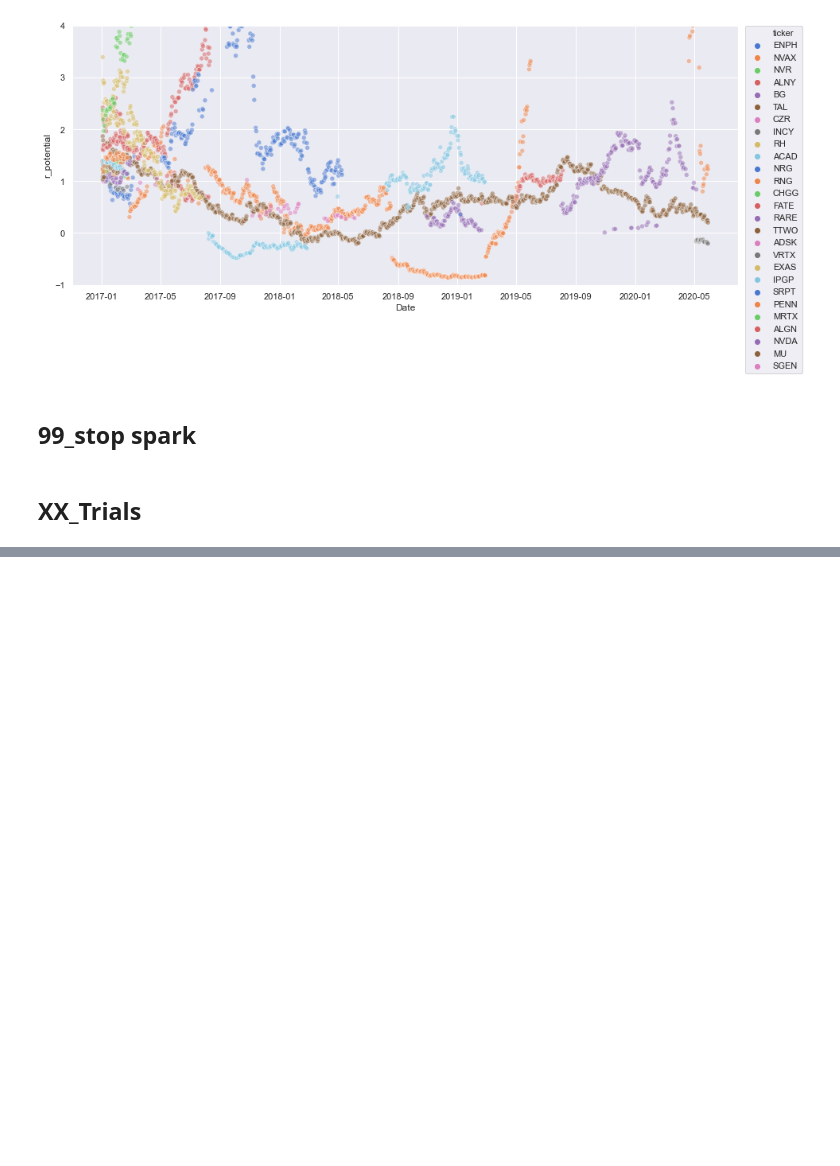
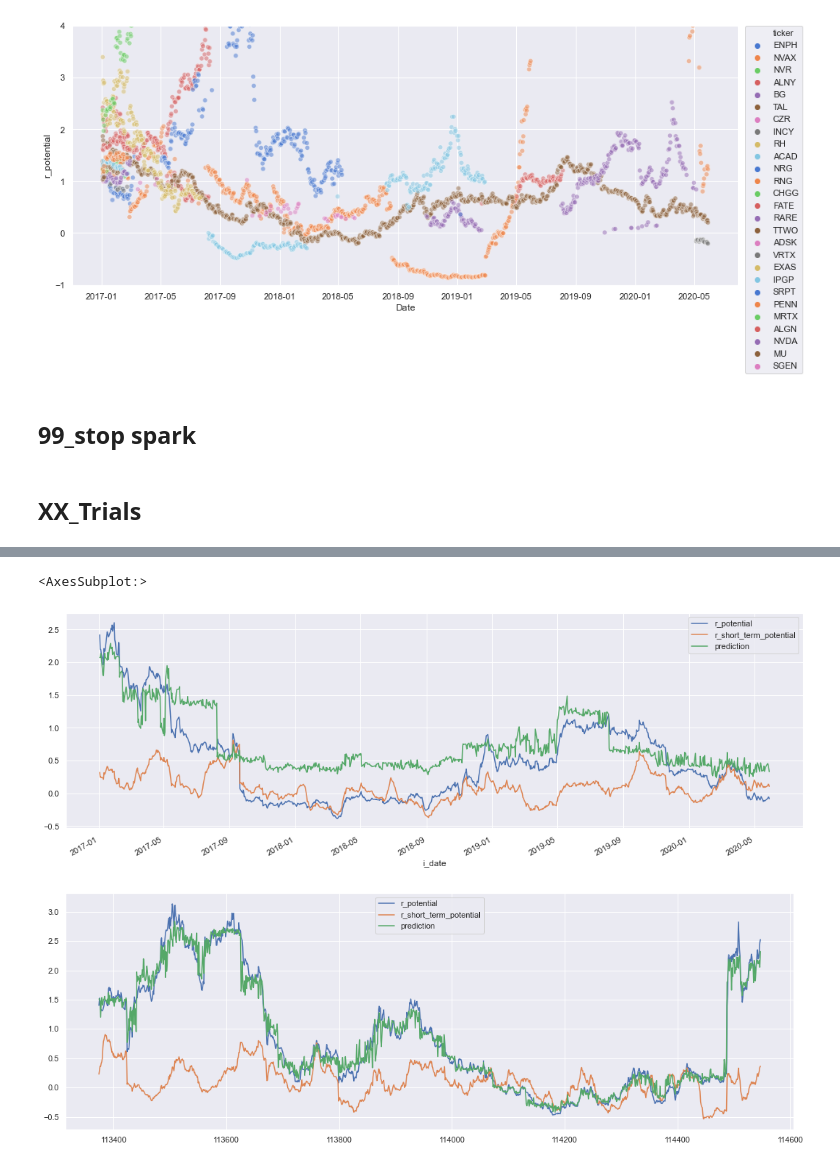
Before and after one commit to HansjoergW/bfh_mt_hs2020_robo_advisor, a Jupyter notebook: 06_prepare_robo_advisor_data.ipynb, the cells around one changed output, grey strips where cells are left out. Drawn from its saved outputs; the diff is of its cells as text; code cells hidden in the pictures; blank space fills up the shorter version.

Commit message:
cleaning up data preparation

```diff
--- a/06_prepare_robo_advisor_data.ipynb
+++ b/06_prepare_robo_advisor_data.ipynb
@@ -506,0 +445,11 @@ array(['2017-01-02T00:00:00.000000000', '2017-01-03T00:00:00.000000000',
+# %%
+ROBO_ADVISOR_DATA_FILE = "D:/data_mt/09_training/robo_train_set.csv"
+
+df = pd.read_csv(ROBO_ADVISOR_DATA_FILE, sep=',', encoding='utf-8', header=0)
+df['Date'] = pd.to_datetime(df.Date)
+df['day_of_week'] = df.Date.dt.dayofweek
+df['mid_price'] = (df.High + df.Low) / 2
+
+df['i_date'] = df.Date
+df.set_index('i_date', inplace=True)
+df.sort_index(inplace=True)
@@ -506,0 +543,10 @@ array(['2017-01-02T00:00:00.000000000', '2017-01-03T00:00:00.000000000',
+# %%
+df.columns
+df_alny = df[df.ticker=='ALNY']
+df_train_alny = df_train_predicted_pd[df_train_predicted_pd.ticker=='ALNY']
+df_alny[['r_potential', 'r_short_term_potential', 'prediction']].plot(figsize=(18,6))
+df_train_alny[['r_potential', 'r_short_term_potential', 'prediction']].plot(figsize=(18,6))
+# %% [output]
+<AxesSubplot:>
+[figure, added]
+[figure, added]
```
Also changed, not shown: parts of 47 cells of this notebook, 7 other files.
